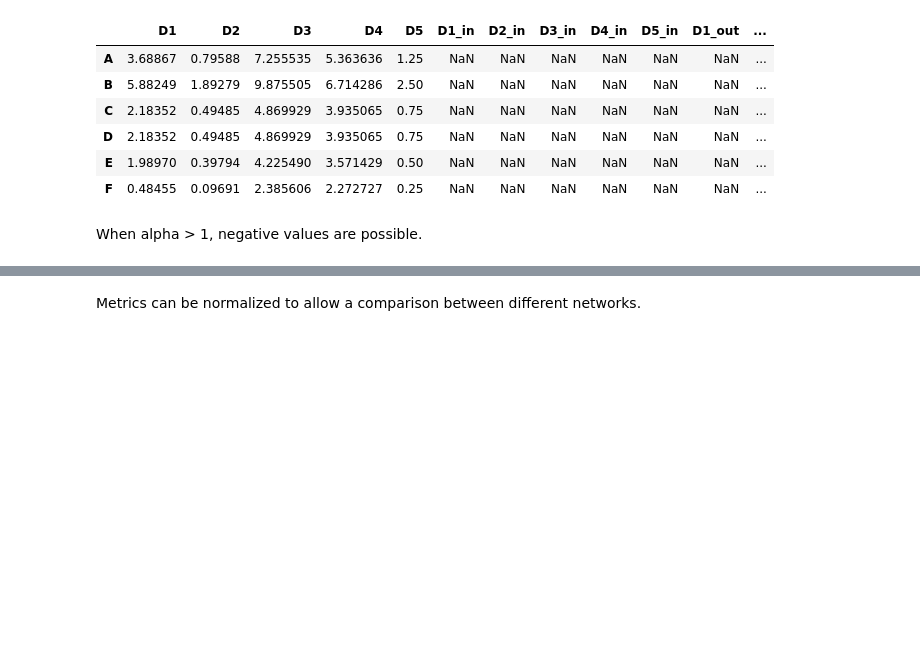
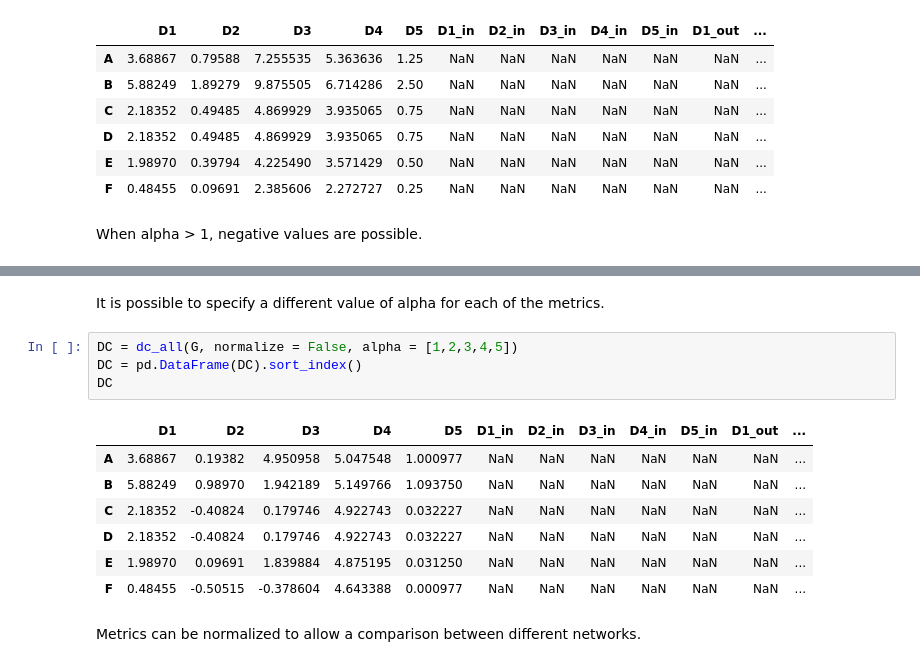
Before and after one commit to iandreafc/distinctiveness, a Jupyter notebook: DistinctivenessCentralityDemo.ipynb, the cells around one changed output, grey strips where cells are left out. Drawn from its saved outputs; the diff is of its cells as text; blank space fills up the shorter version.

```diff
--- a/DistinctivenessCentralityDemo.ipynb
+++ b/DistinctivenessCentralityDemo.ipynb
@@ -69,3 +68,17 @@ D1
+# %% [markdown]
+It is possible to specify a different value of alpha for each of the metrics.
+# %%
+DC = dc_all(G, normalize = False, alpha = [1,2,3,4,5])
+DC = pd.DataFrame(DC).sort_index()
+DC
+# %% [output]
+|  | D1 | D2 | D3 | D4 | D5 | D1_in | D2_in | D3_in | D4_in | D5_in | D1_out | ... |
+| A | 3.68867 | 0.19382 | 4.950958 | 5.047548 | 1.000977 | NaN | NaN | NaN | NaN | NaN | NaN | ... |
+| B | 5.88249 | 0.98970 | 1.942189 | 5.149766 | 1.093750 | NaN | NaN | NaN | NaN | NaN | NaN | ... |
+| C | 2.18352 | -0.40824 | 0.179746 | 4.922743 | 0.032227 | NaN | NaN | NaN | NaN | NaN | NaN | ... |
+| D | 2.18352 | -0.40824 | 0.179746 | 4.922743 | 0.032227 | NaN | NaN | NaN | NaN | NaN | NaN | ... |
+| E | 1.98970 | 0.09691 | 1.839884 | 4.875195 | 0.031250 | NaN | NaN | NaN | NaN | NaN | NaN | ... |
+| F | 0.48455 | -0.50515 | -0.378604 | 4.643388 | 0.000977 | NaN | NaN | NaN | NaN | NaN | NaN | ... |
 # %% [markdown]
 Metrics can be normalized to allow a comparison between different networks.
 # %%
```
Also changed, not shown: parts of 2 cells of this notebook, 44 other files.
